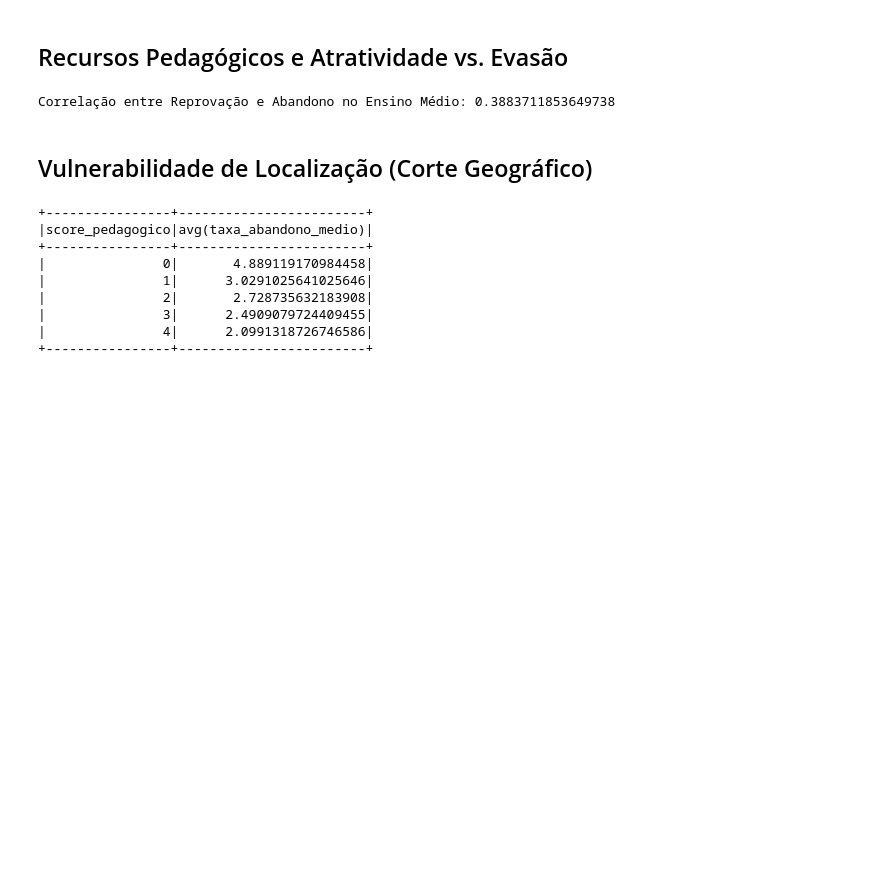
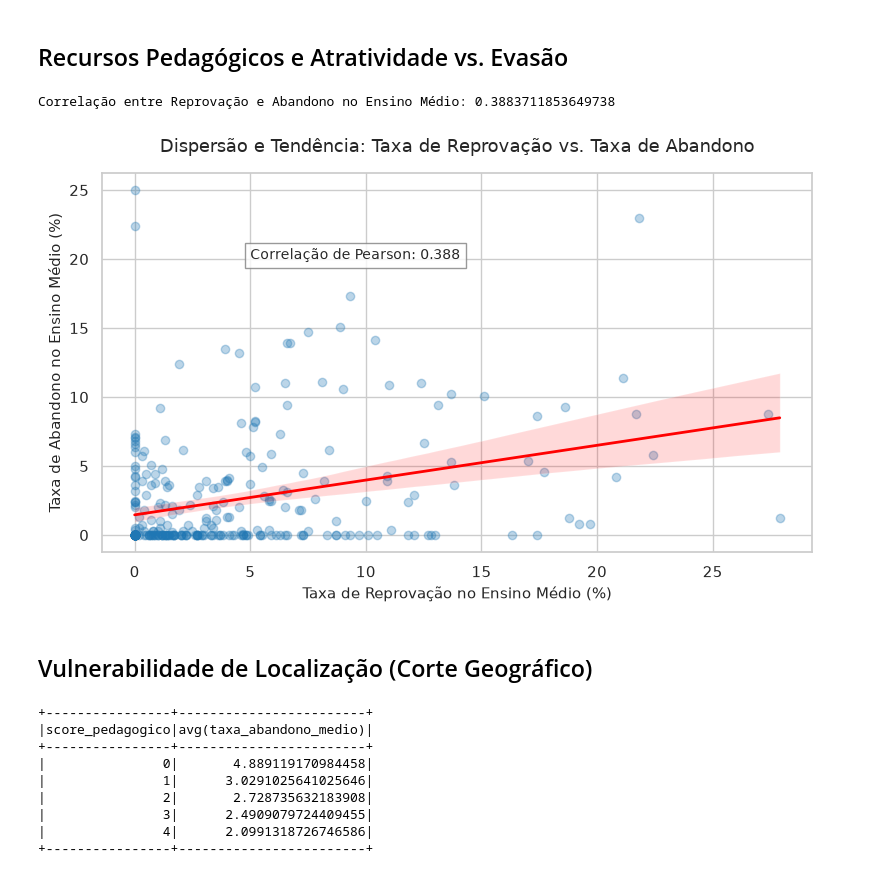
Before and after one commit to davisouzal/abandono-big-data, a Jupyter notebook: main.ipynb, the cells around one changed output. Drawn from its saved outputs; the diff is of its cells as text; code cells hidden in the pictures; blank space fills up the shorter version.

```diff
--- a/main.ipynb
+++ b/main.ipynb
@@ -184,6 +255,34 @@ correlacao = df_analise.stat.corr("taxa_reprovacao_medio", "taxa_abandono_medio"
 print(f"Correlação entre Reprovação e Abandono no Ensino Médio: {correlacao}")
 # %% [output]
 Correlação entre Reprovação e Abandono no Ensino Médio: 0.3883711853649738
+# %%
+# Como a base final (df_analise) tem milhares de linhas, coletar tudo pro Pandas pode travar a memória.
+# O truque ideal aqui é tirar uma amostra aleatória direto no Spark antes de converter:
+
+df_amostra_pd = df_analise.select("taxa_reprovacao_medio", "taxa_abandono_medio") \
+                          .dropna() \
+                          .sample(withReplacement=False, fraction=0.01, seed=42) \
+                          .toPandas()
+
+plt.figure(figsize=(8, 5))
+
+# O regplot do seaborn calcula e desenha a linha de tendência automaticamente
+sns.regplot(x='taxa_reprovacao_medio', y='taxa_abandono_medio', data=df_amostra_pd,
+            scatter_kws={'alpha':0.3, 'color': '#1f77b4'}, line_kws={'color': 'red', 'linewidth': 2})
+
+plt.title('Dispersão e Tendência: Taxa de Reprovação vs. Taxa de Abandono', fontsize=13, pad=15)
+plt.xlabel('Taxa de Reprovação no Ensino Médio (%)', fontsize=11)
+plt.ylabel('Taxa de Abandono no Ensino Médio (%)', fontsize=11)
+
+# Adiciona uma caixa de texto indicando o valor exato da correlação que você calculou
+plt.text(5, df_amostra_pd['taxa_abandono_medio'].max() * 0.8,
+         'Correlação de Pearson: 0.388',
+         bbox=dict(facecolor='white', alpha=0.8, edgecolor='gray'), fontsize=10)
+
+plt.tight_layout()
+plt.show()
+# %% [output]
+[figure, added]
 # %% [markdown]
 ## Vulnerabilidade de Localização (Corte Geográfico)
 # %%
```
Also changed, not shown: parts of 5 cells of this notebook.
